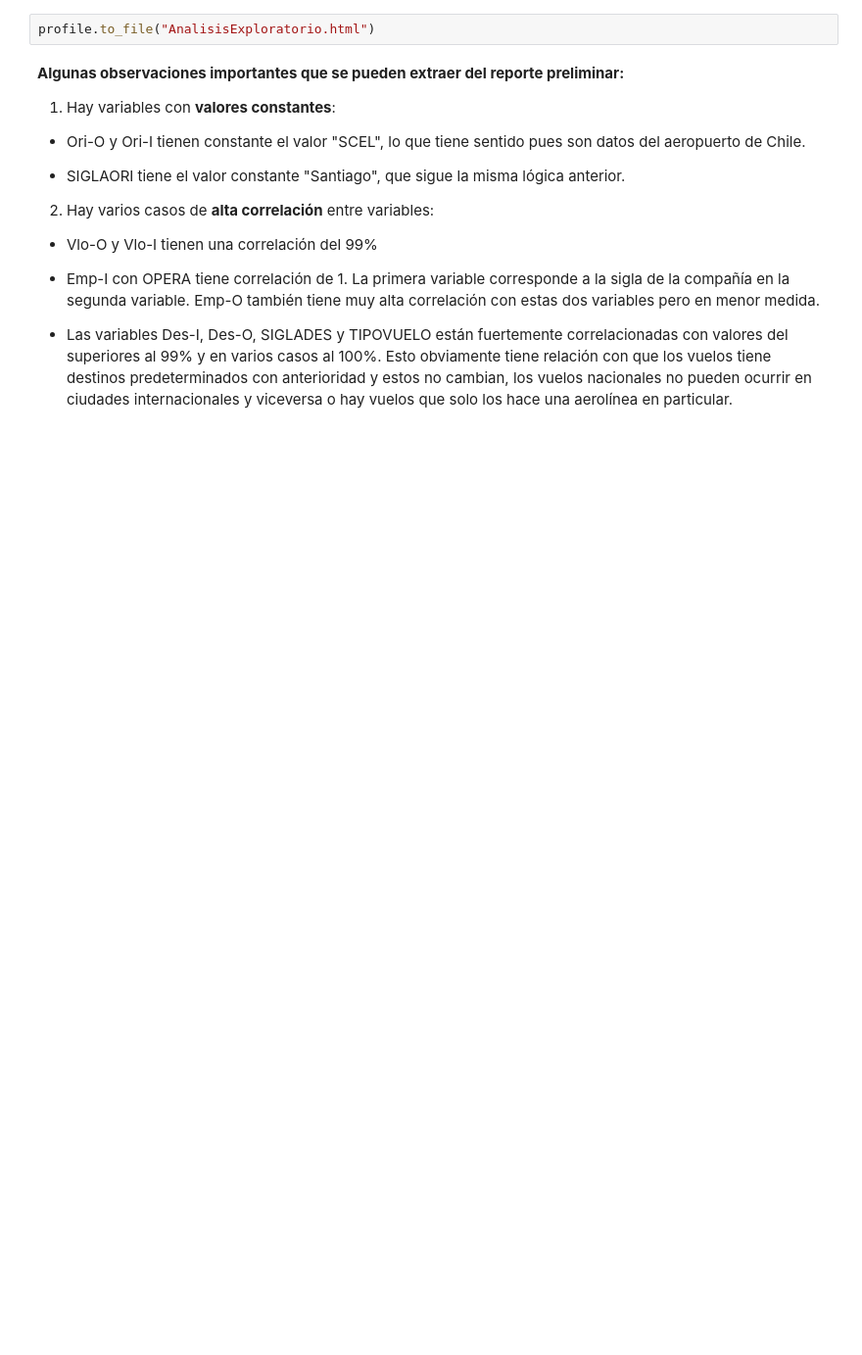
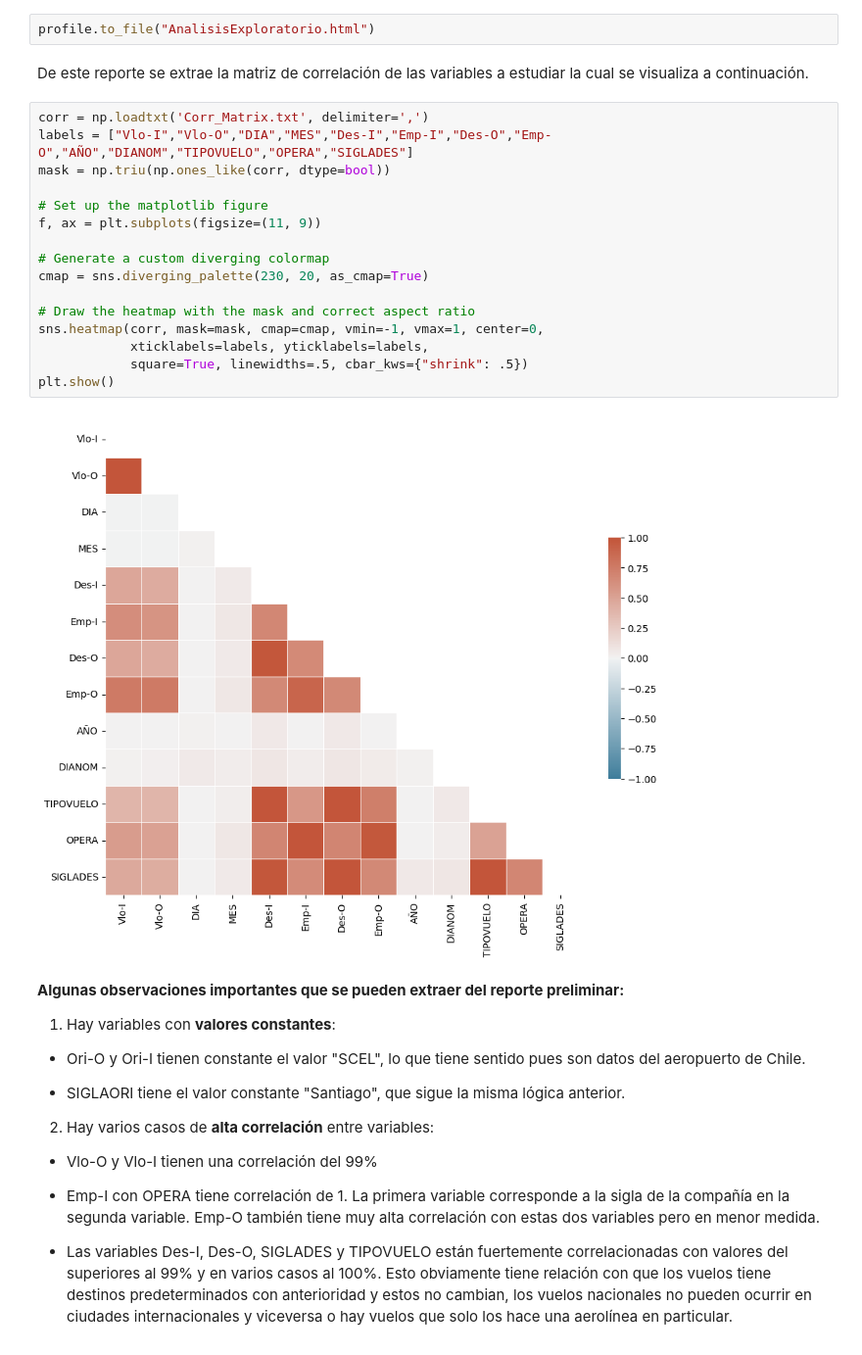
Before and after one commit to miguel-mf/challenge_ds_neuralworks, a Jupyter notebook: Challenge_Vuelos.ipynb, the cells around one changed output. Shown at 98% size. Drawn from its saved outputs; the diff is of its cells as text; blank space fills up the shorter version.

```diff
--- a/Challenge_Vuelos.ipynb
+++ b/Challenge_Vuelos.ipynb
@@ -88,5 +99,25 @@ profile.to_notebook_iframe()
 # %%
 profile.to_file("AnalisisExploratorio.html")
+# %% [markdown]
+De este reporte se extrae la matriz de correlación de las variables a estudiar la cual se visualiza a continuación.
+# %%
+corr = np.loadtxt('Corr_Matrix.txt', delimiter=',')
+labels = ["Vlo-I","Vlo-O","DIA","MES","Des-I","Emp-I","Des-O","Emp-O","AÑO","DIANOM","TIPOVUELO","OPERA","SIGLADES"]
+mask = np.triu(np.ones_like(corr, dtype=bool))
+
+# Set up the matplotlib figure
+f, ax = plt.subplots(figsize=(11, 9))
+
+# Generate a custom diverging colormap
+cmap = sns.diverging_palette(230, 20, as_cmap=True)
+
+# Draw the heatmap with the mask and correct aspect ratio
+sns.heatmap(corr, mask=mask, cmap=cmap, vmin=-1, vmax=1, center=0,
+            xticklabels=labels, yticklabels=labels,
+            square=True, linewidths=.5, cbar_kws={"shrink": .5})
+plt.show()
+# %% [output]
+[figure, added]
 # %% [markdown]
 **Algunas observaciones importantes que se pueden extraer del reporte preliminar:**
 
```
Also changed, not shown: parts of 22 cells of this notebook.
